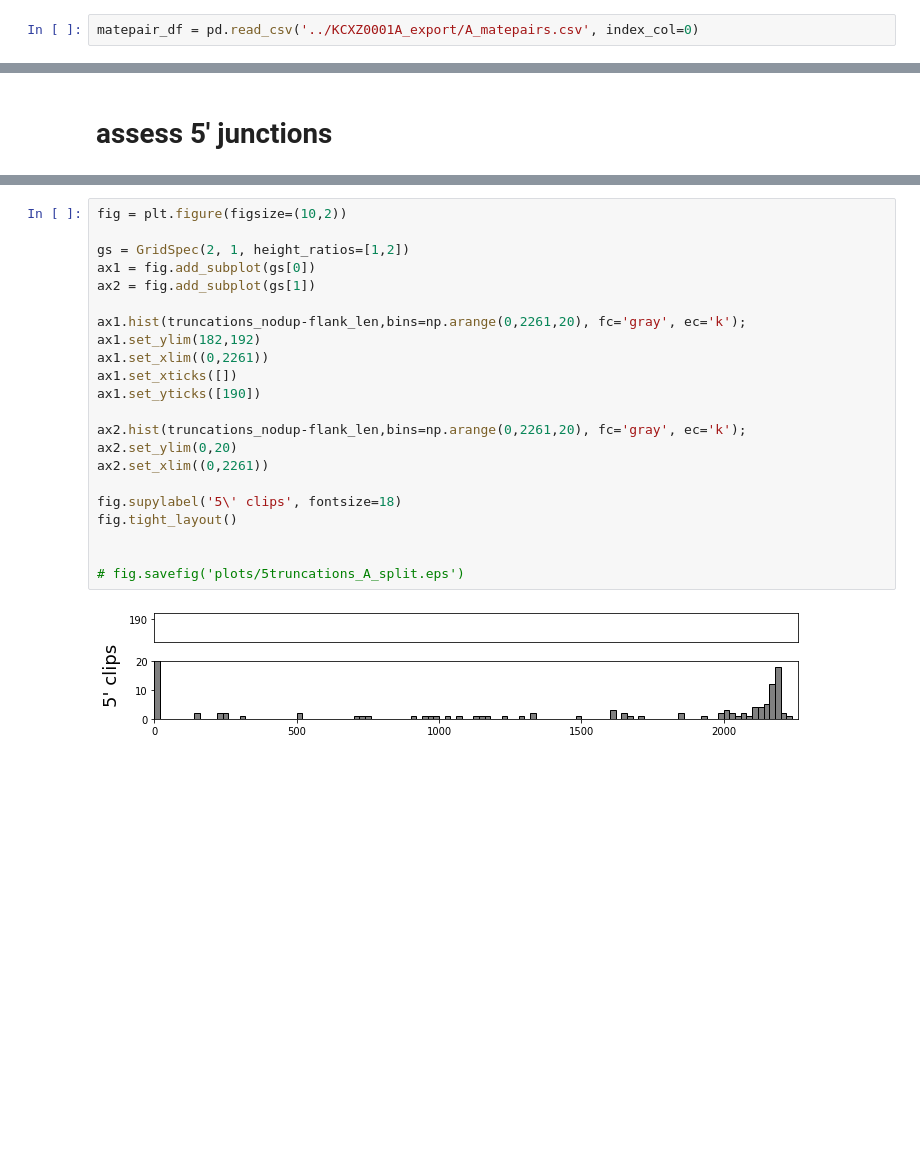
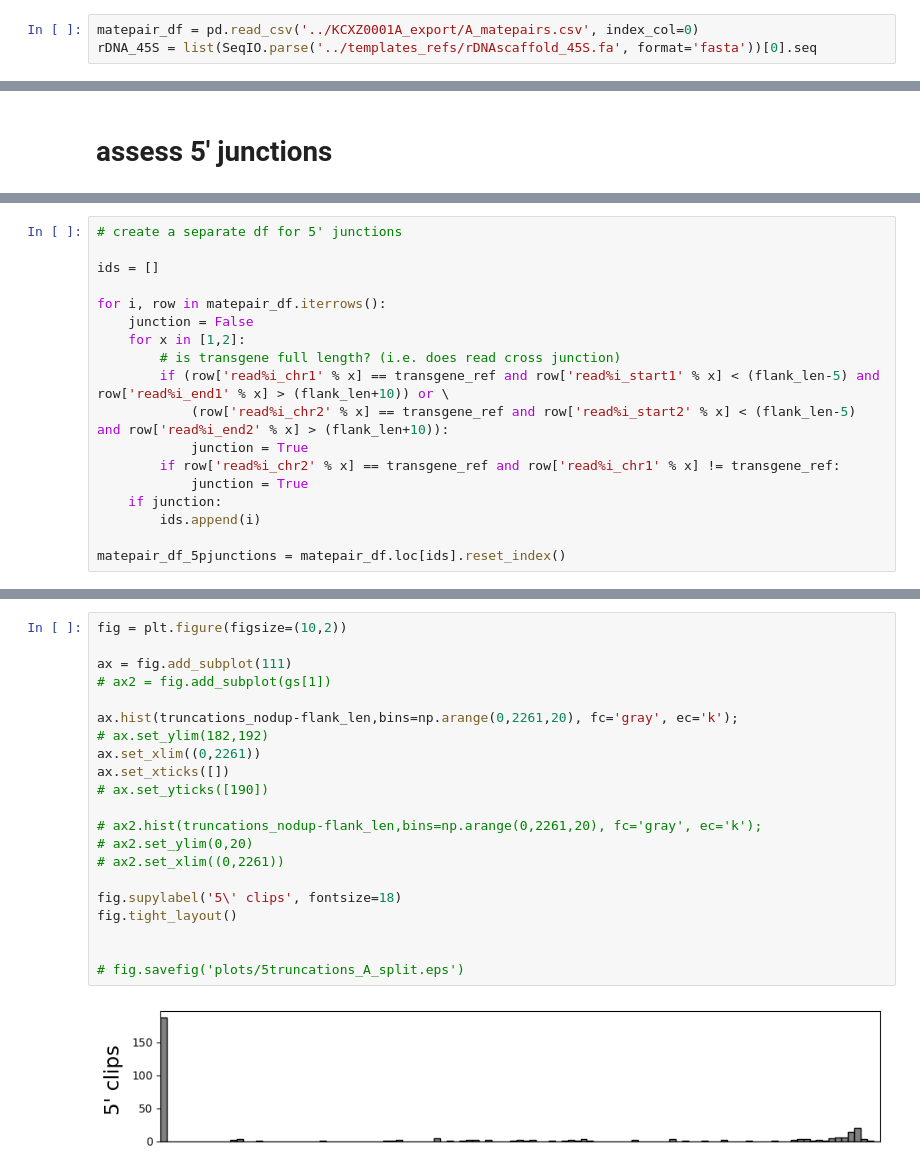
Before and after one commit to collinslab-berkeley/R2_transgene_analysis, a Jupyter notebook: transgene_data_analysis.ipynb, the cells around one changed output, grey strips where cells are left out. Drawn from its saved outputs; the diff is of its cells as text; blank space fills up the shorter version.

```diff
--- a/transgene_data_analysis.ipynb
+++ b/transgene_data_analysis.ipynb
@@ -11,5 +13,6 @@ from scipy.signal import savgol_filter
 # %%
 matepair_df = pd.read_csv('../KCXZ0001A_export/A_matepairs.csv', index_col=0)
+rDNA_45S = list(SeqIO.parse('../templates_refs/rDNAscaffold_45S.fa', format='fasta'))[0].seq
 # %%
 template = SeqIO.parse('references/220416_template.fa', format='fasta')
 template = str(list(template)[0].seq)
@@ -319,0 +247,18 @@ fig.tight_layout()
+# %%
+# create a separate df for 5' junctions
+
+ids = []
+
+for i, row in matepair_df.iterrows():
+    junction = False
+    for x in [1,2]:
+        # is transgene full length? (i.e. does read cross junction)
+        if (row['read%i_chr1' % x] == transgene_ref and row['read%i_start1' % x] < (flank_len-5) and row['read%i_end1' % x] > (flank_len+10)) or \
+            (row['read%i_chr2' % x] == transgene_ref and row['read%i_start2' % x] < (flank_len-5) and row['read%i_end2' % x] > (flank_len+10)):
+            junction = True
+        if row['read%i_chr2' % x] == transgene_ref and row['read%i_chr1' % x] != transgene_ref:
+            junction = True
+    if junction:
+        ids.append(i)
+
+matepair_df_5pjunctions = matepair_df.loc[ids].reset_index()
@@ -320,27 +433,26 @@ fig.tight_layout()
 # %%
 fig = plt.figure(figsize=(10,2))
 
-gs = GridSpec(2, 1, height_ratios=[1,2])
-ax1 = fig.add_subplot(gs[0])
-ax2 = fig.add_subplot(gs[1])
+ax = fig.add_subplot(111)
+# ax2 = fig.add_subplot(gs[1])
 
-ax1.hist(truncations_nodup-flank_len,bins=np.arange(0,2261,20), fc='gray', ec='k');
-ax1.set_ylim(182,192)
-ax1.set_xlim((0,2261))
-ax1.set_xticks([])
-ax1.set_yticks([190])
+ax.hist(truncations_nodup-flank_len,bins=np.arange(0,2261,20), fc='gray', ec='k');
+# ax.set_ylim(182,192)
+ax.set_xlim((0,2261))
+ax.set_xticks([])
+# ax.set_yticks([190])
 
-ax2.hist(truncations_nodup-flank_len,bins=np.arange(0,2261,20), fc='gray', ec='k');
-ax2.set_ylim(0,20)
-ax2.set_xlim((0,2261))
+# ax2.hist(truncations_nodup-flank_len,bins=np.arange(0,2261,20), fc='gray', ec='k');
+# ax2.set_ylim(0,20)
+# ax2.set_xlim((0,2261))
 
 fig.supylabel('5\' clips', fontsize=18)
 fig.tight_layout()
 
 
 # fig.savefig('plots/5truncations_A_split.eps')
 # %% [output]
-[figure, old version]
+[figure, new version]
 # %%
 fig = plt.figure(figsize=(12,3))
 
```
Also changed, not shown: parts of 30 cells of this notebook.
